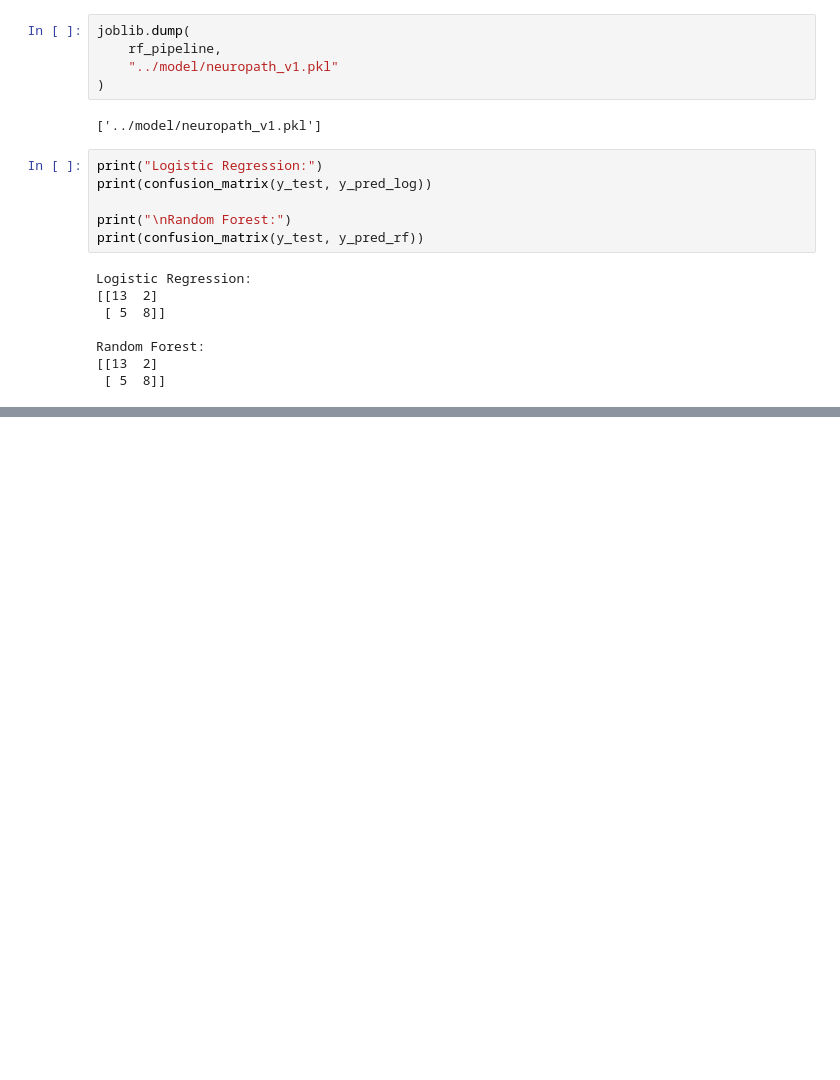
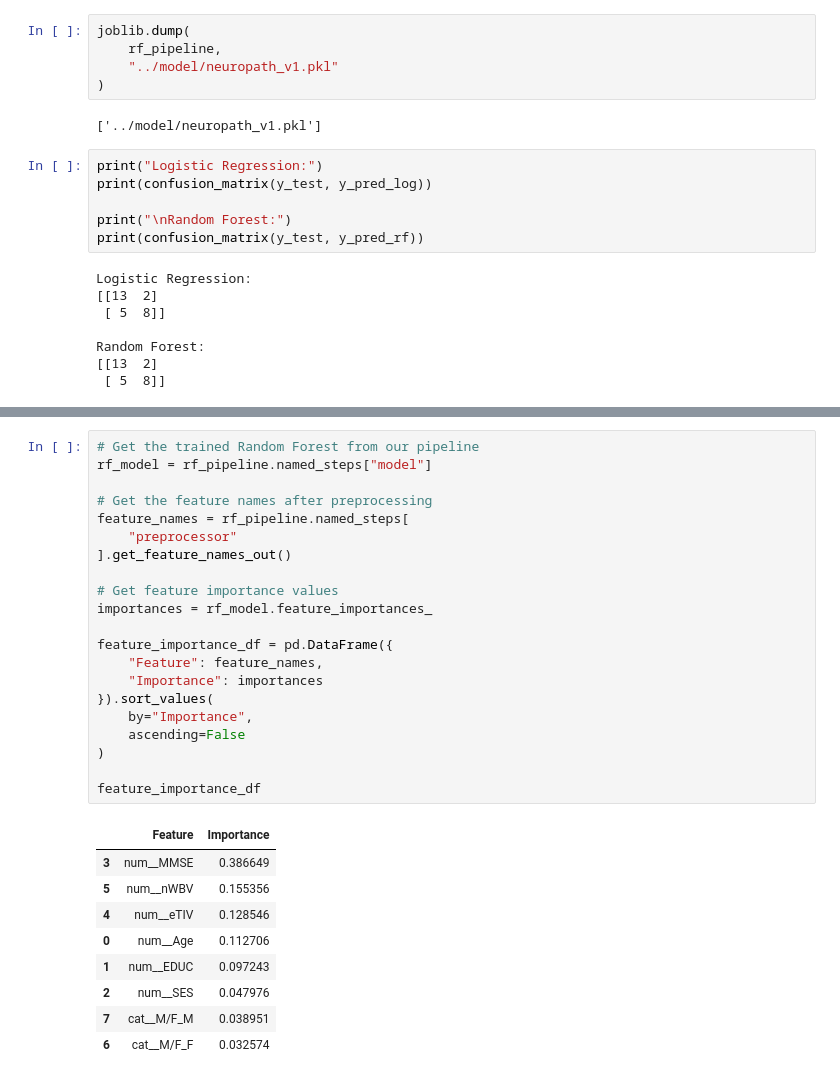
Before and after one commit to pamusai-45/NeuroPath-AI, a Jupyter notebook: notebook/01_data_understanding.ipynb, the cells around one changed output, grey strips where cells are left out. Cells and saved outputs as stored; diff of their text form; blank space fills up the shorter version.

```diff
--- a/notebook/01_data_understanding.ipynb
+++ b/notebook/01_data_understanding.ipynb
@@ -978,0 +1099,31 @@ Random Forest:
+# %%
+# Get the trained Random Forest from our pipeline
+rf_model = rf_pipeline.named_steps["model"]
+
+# Get the feature names after preprocessing
+feature_names = rf_pipeline.named_steps[
+    "preprocessor"
+].get_feature_names_out()
+
+# Get feature importance values
+importances = rf_model.feature_importances_
+
+feature_importance_df = pd.DataFrame({
+    "Feature": feature_names,
+    "Importance": importances
+}).sort_values(
+    by="Importance",
+    ascending=False
+)
+
+feature_importance_df
+# %% [output]
+|  | Feature | Importance |
+| 3 | num__MMSE | 0.386649 |
+| 5 | num__nWBV | 0.155356 |
+| 4 | num__eTIV | 0.128546 |
+| 0 | num__Age | 0.112706 |
+| 1 | num__EDUC | 0.097243 |
+| 2 | num__SES | 0.047976 |
+| 7 | cat__M/F_M | 0.038951 |
+| 6 | cat__M/F_F | 0.032574 |
```
Also changed, not shown: parts of 7 cells of this notebook.
